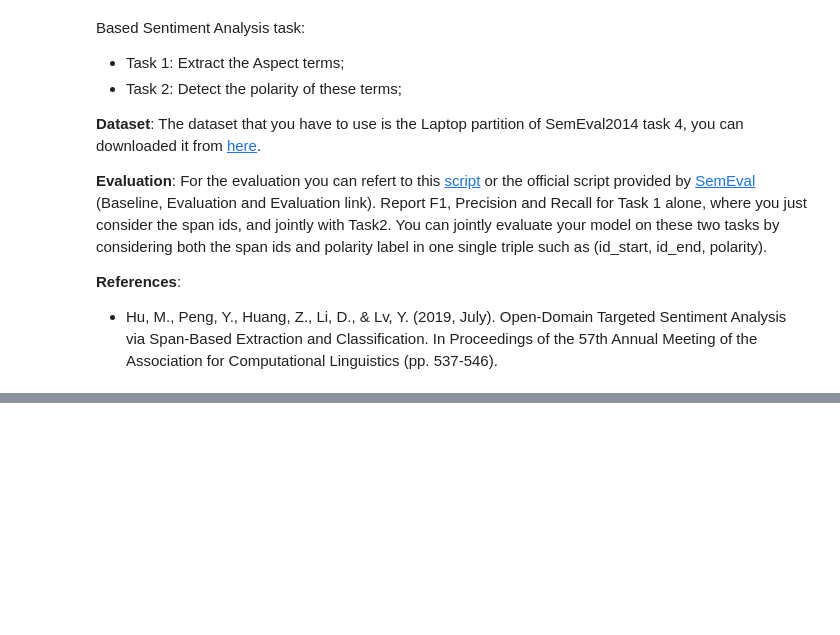
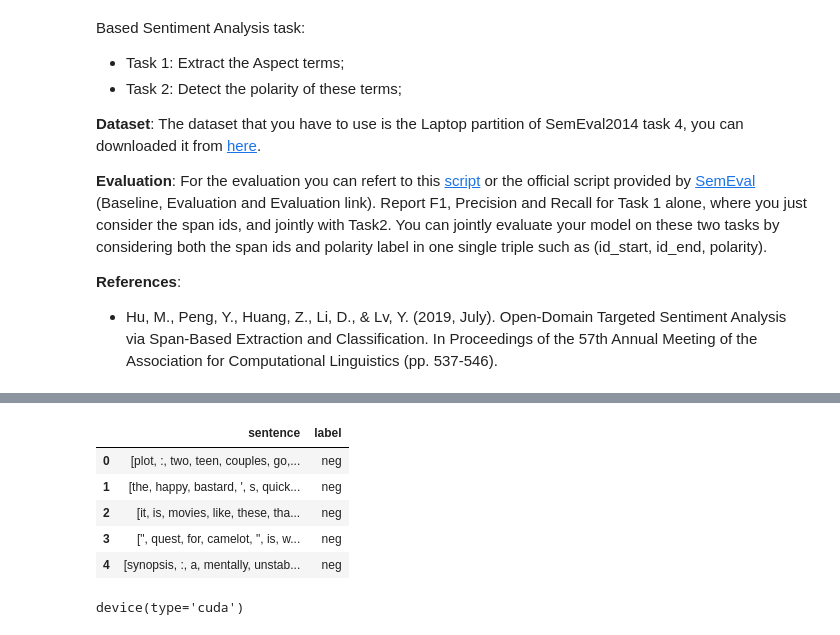
Before and after one commit to adnanit035/NLU-2023-Labs, a Jupyter notebook: Solved_Labs/11_sentiment_analysis_solved.ipynb, the cells around one changed output, grey strips where cells are left out. Cells and saved outputs as stored; diff of their text form; code cells hidden in the pictures; blank space fills up the shorter version.

```diff
--- a/Solved_Labs/11_sentiment_analysis_solved.ipynb
+++ b/Solved_Labs/11_sentiment_analysis_solved.ipynb
@@ -888,0 +967,9 @@ Implement a joint model based on a Neural Network or a Pre-trained Language mode
+# %%
+movie_reviews_data.head()
+# %% [output]
+|  | sentence | label |
+| 0 | [plot, :, two, teen, couples, go,... | neg |
+| 1 | [the, happy, bastard, ', s, quick... | neg |
+| 2 | [it, is, movies, like, these, tha... | neg |
+| 3 | [", quest, for, camelot, ", is, w... | neg |
+| 4 | [synopsis, :, a, mentally, unstab... | neg |
@@ -888,0 +980,6 @@ Implement a joint model based on a Neural Network or a Pre-trained Language mode
+# %%
+# Define the device
+device = torch.device("cuda" if torch.cuda.is_available() else "cpu")
+device
+# %% [output]
+device(type='cuda')
```
Also changed, not shown: parts of 64 cells of this notebook, 3 other files.
